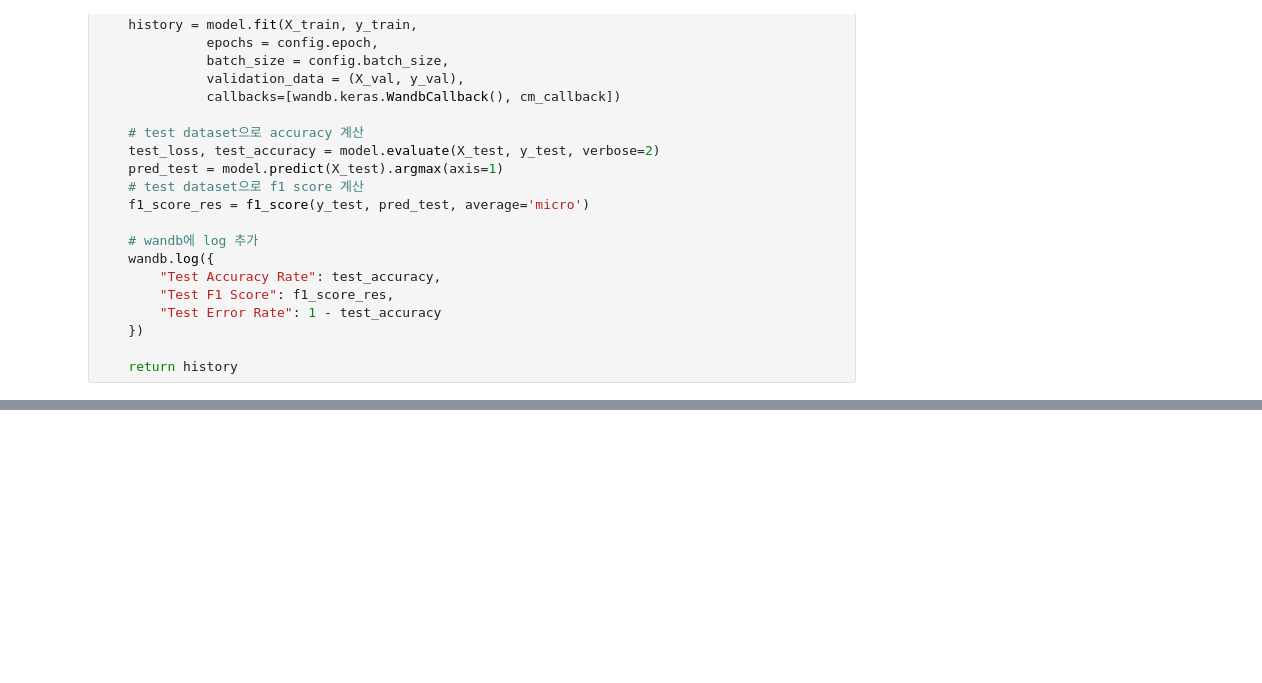
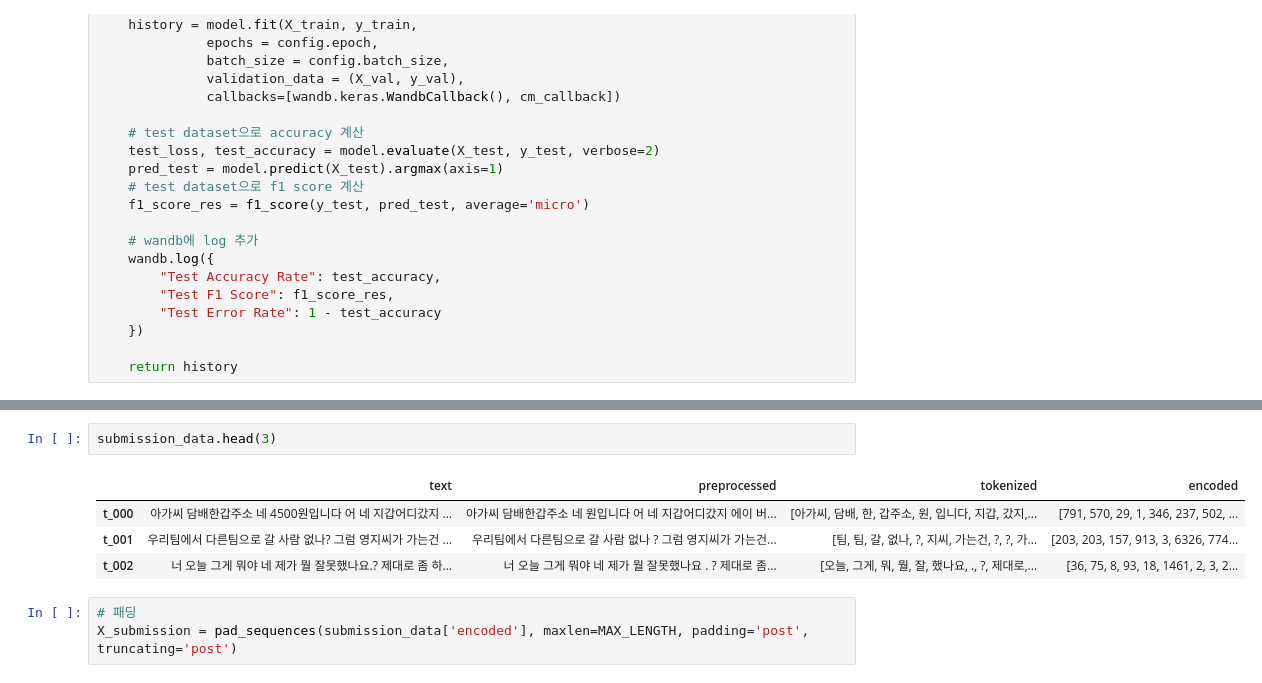
Before and after one commit to hojae-m-choi/dlthon-minions, a Jupyter notebook: dlthon-kevin/custom_models.ipynb, the cells around one changed output, grey strips where cells are left out. Drawn from its saved outputs; the diff is of its cells as text; blank space fills up the shorter version.

```diff
--- a/dlthon-kevin/custom_models.ipynb
+++ b/dlthon-kevin/custom_models.ipynb
@@ -590,0 +570,10 @@ INFO:tensorflow:Assets written to: /aiffel/aiffel/dlthon-minions/dlthon-kevin/wa
+# %%
+submission_data.head(3)
+# %% [output]
+|  | text | preprocessed | tokenized | encoded |
+| t_000 | 아가씨 담배한갑주소 네 4500원입니다 어 네 지갑어디갔지 ... | 아가씨 담배한갑주소 네 원입니다 어 네 지갑어디갔지 에이 버... | [아가씨, 담배, 한, 갑주소, 원, 입니다, 지갑, 갔지,... | [791, 570, 29, 1, 346, 237, 502, ... |
+| t_001 | 우리팀에서 다른팀으로 갈 사람 없나? 그럼 영지씨가 가는건 ... | 우리팀에서 다른팀으로 갈 사람 없나 ? 그럼 영지씨가 가는건... | [팀, 팀, 갈, 없나, ?, 지씨, 가는건, ?, ?, 가... | [203, 203, 157, 913, 3, 6326, 774... |
+| t_002 | 너 오늘 그게 뭐야 네 제가 뭘 잘못했나요.? 제대로 좀 하... | 너 오늘 그게 뭐야 네 제가 뭘 잘못했나요 . ? 제대로 좀... | [오늘, 그게, 뭐, 뭘, 잘, 했나요, ., ?, 제대로,... | [36, 75, 8, 93, 18, 1461, 2, 3, 2... |
+# %%
+# 패딩
+X_submission = pad_sequences(submission_data['encoded'], maxlen=MAX_LENGTH, padding='post', truncating='post')
```
Also changed, not shown: parts of 24 cells of this notebook, 10 other files.
